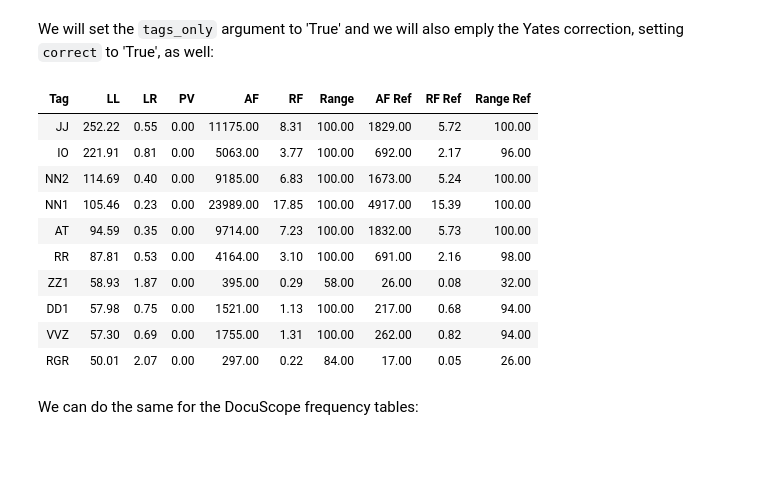
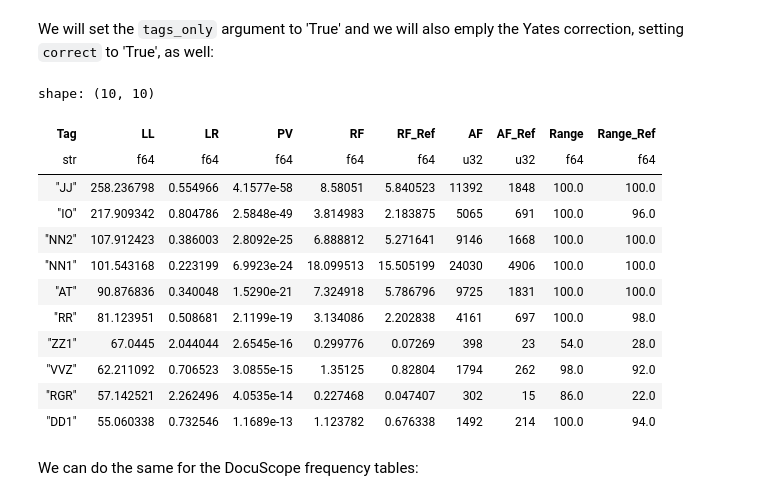
Before and after one commit to browndw/docuscospacy, a Jupyter notebook: docs/source/corpus_analysis.ipynb, the cells around one changed output. Saved outputs shown, nothing was run; the diff lists cells and outputs as text; code cells hidden in the pictures; blank space fills up the shorter version.

```diff
--- a/docs/source/corpus_analysis.ipynb
+++ b/docs/source/corpus_analysis.ipynb
@@ -114,0 +87,2 @@ list(tp.values())[1][:9]
+# %%
+ds_tokens = ds.docuscope_parse(ds_corpus, nlp_model=nlp, n_process=4)
@@ -629,6 +674,6 @@ Be sure to process target and reference corpora in precisely the same way prior
 
 </div>
 # %%
-%%time
-corp_ref = Corpus.from_folder('data/ref_corpus', spacy_instance=nlp, raw_preproc=pre_process, spacy_token_attrs=['tag', 'ent_iob', 'ent_type', 'is_punct'])
+corp_ref = ds.corpus_from_folder('data/ref_corpus')
+ref_tokens = ds.docuscope_parse(corp_ref, nlp_model=nlp, n_process=4)
 # %% [output]
@@ -715,28 +735,30 @@ kw.query('AF > 5 and `AF Ref` > 5 and PV < 0.01 and Tag.str.startswith("V")').he
 # %% [markdown]
 Keyness tables can also be generated for counts of either part-of-speech or DocuScope tags. First, we prepare the frequency tables.
 # %%
-tag_ref = tags_table(tp_ref, ref_nonpunct, count_by='pos')
-tag_tar = tags_table(tp, non_punct, count_by='pos')
-ds_ref = tags_table(tp_ref, ref_total, count_by='ds')
-ds_tar = tags_table(tp, corpus_total, count_by='ds')
+tag_ref = ds.tags_table(ref_tokens, count_by='pos')
+tag_tar = ds.tags_table(ds_tokens, count_by='pos')
+ds_ref = ds.tags_table(ref_tokens, count_by='ds')
+ds_tar = ds.tags_table(ds_tokens,  count_by='ds')
 # %% [markdown]
 We will set the `tags_only` argument to 'True' and we will also emply the Yates correction, setting `correct` to 'True', as well:
 # %%
-kt = keyness_table(tag_tar, tag_ref, tags_only=True, correct=True)
+kt = ds.keyness_table(tag_tar, tag_ref, tags_only=True, correct=True, threshold=.05)
 # %%
-kt.head(10).style.hide(axis='index').format(precision=2)
+kt.head(10)
 # %% [output]
+shape: (10, 10)
-| Tag | LL | LR | PV | AF | RF | Range | AF Ref | RF Ref | Range Ref |
-| JJ | 252.22 | 0.55 | 0.00 | 11175.00 | 8.31 | 100.00 | 1829.00 | 5.72 | 100.00 |
-| IO | 221.91 | 0.81 | 0.00 | 5063.00 | 3.77 | 100.00 | 692.00 | 2.17 | 96.00 |
-| NN2 | 114.69 | 0.40 | 0.00 | 9185.00 | 6.83 | 100.00 | 1673.00 | 5.24 | 100.00 |
-| NN1 | 105.46 | 0.23 | 0.00 | 23989.00 | 17.85 | 100.00 | 4917.00 | 15.39 | 100.00 |
-| AT | 94.59 | 0.35 | 0.00 | 9714.00 | 7.23 | 100.00 | 1832.00 | 5.73 | 100.00 |
-| RR | 87.81 | 0.53 | 0.00 | 4164.00 | 3.10 | 100.00 | 691.00 | 2.16 | 98.00 |
-| ZZ1 | 58.93 | 1.87 | 0.00 | 395.00 | 0.29 | 58.00 | 26.00 | 0.08 | 32.00 |
-| DD1 | 57.98 | 0.75 | 0.00 | 1521.00 | 1.13 | 100.00 | 217.00 | 0.68 | 94.00 |
-| VVZ | 57.30 | 0.69 | 0.00 | 1755.00 | 1.31 | 100.00 | 262.00 | 0.82 | 94.00 |
-| RGR | 50.01 | 2.07 | 0.00 | 297.00 | 0.22 | 84.00 | 17.00 | 0.05 | 26.00 |
+| Tag | LL | LR | PV | RF | RF_Ref | AF | AF_Ref | Range | Range_Ref |
+| str | f64 | f64 | f64 | f64 | f64 | u32 | u32 | f64 | f64 |
+| "JJ" | 258.236798 | 0.554966 | 4.1577e-58 | 8.58051 | 5.840523 | 11392 | 1848 | 100.0 | 100.0 |
+| "IO" | 217.909342 | 0.804786 | 2.5848e-49 | 3.814983 | 2.183875 | 5065 | 691 | 100.0 | 96.0 |
+| "NN2" | 107.912423 | 0.386003 | 2.8092e-25 | 6.888812 | 5.271641 | 9146 | 1668 | 100.0 | 100.0 |
+| "NN1" | 101.543168 | 0.223199 | 6.9923e-24 | 18.099513 | 15.505199 | 24030 | 4906 | 100.0 | 100.0 |
+| "AT" | 90.876836 | 0.340048 | 1.5290e-21 | 7.324918 | 5.786796 | 9725 | 1831 | 100.0 | 100.0 |
+| "RR" | 81.123951 | 0.508681 | 2.1199e-19 | 3.134086 | 2.202838 | 4161 | 697 | 100.0 | 98.0 |
+| "ZZ1" | 67.0445 | 2.044044 | 2.6545e-16 | 0.299776 | 0.07269 | 398 | 23 | 54.0 | 28.0 |
+| "VVZ" | 62.211092 | 0.706523 | 3.0855e-15 | 1.35125 | 0.82804 | 1794 | 262 | 98.0 | 92.0 |
+| "RGR" | 57.142521 | 2.262496 | 4.0535e-14 | 0.227468 | 0.047407 | 302 | 15 | 86.0 | 22.0 |
+| "DD1" | 55.060338 | 0.732546 | 1.1689e-13 | 1.123782 | 0.676338 | 1492 | 214 | 100.0 | 94.0 |
 # %% [markdown]
 We can do the same for the DocuScope frequency tables:
 # %%
```
Also changed, not shown: parts of 133 cells of this notebook, 6 other files.
